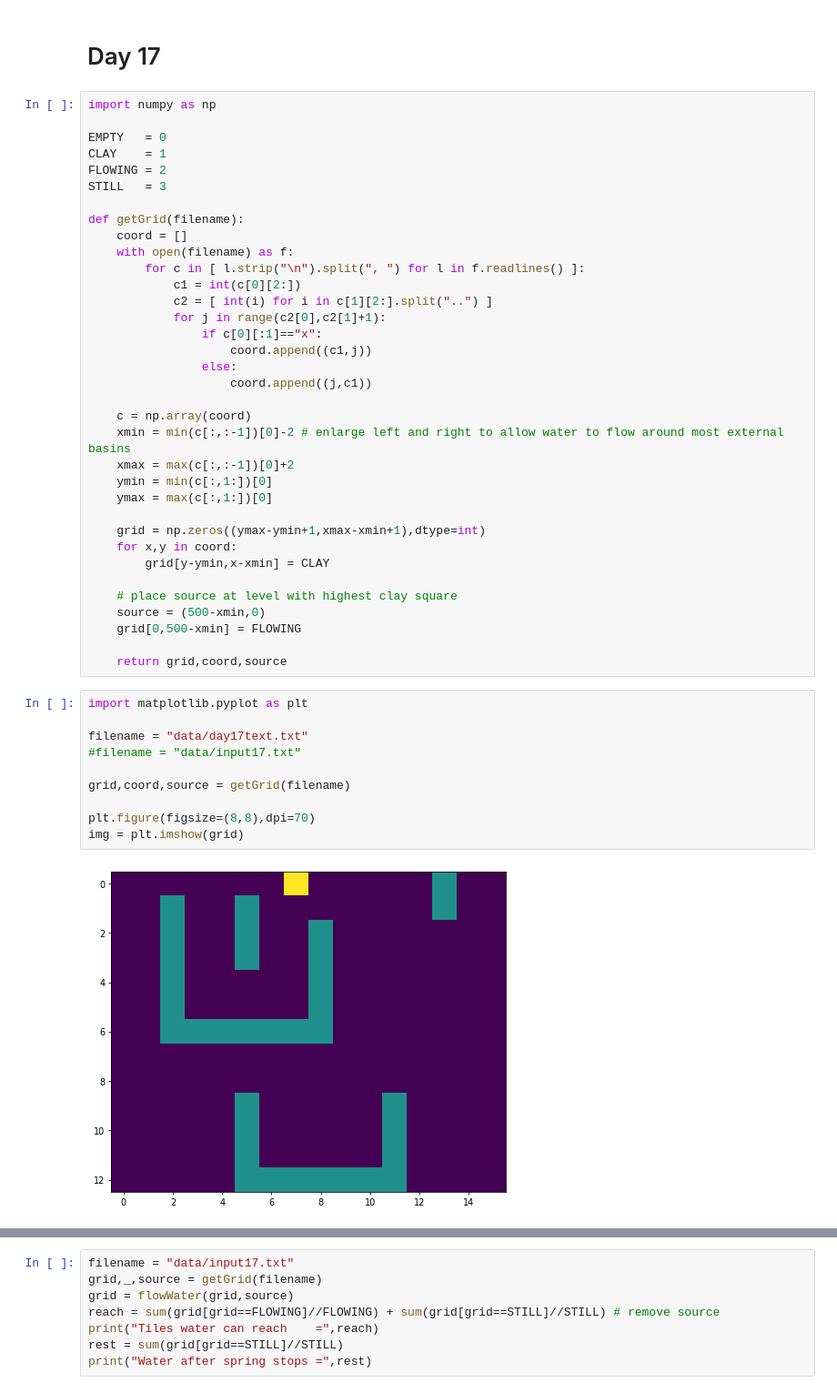
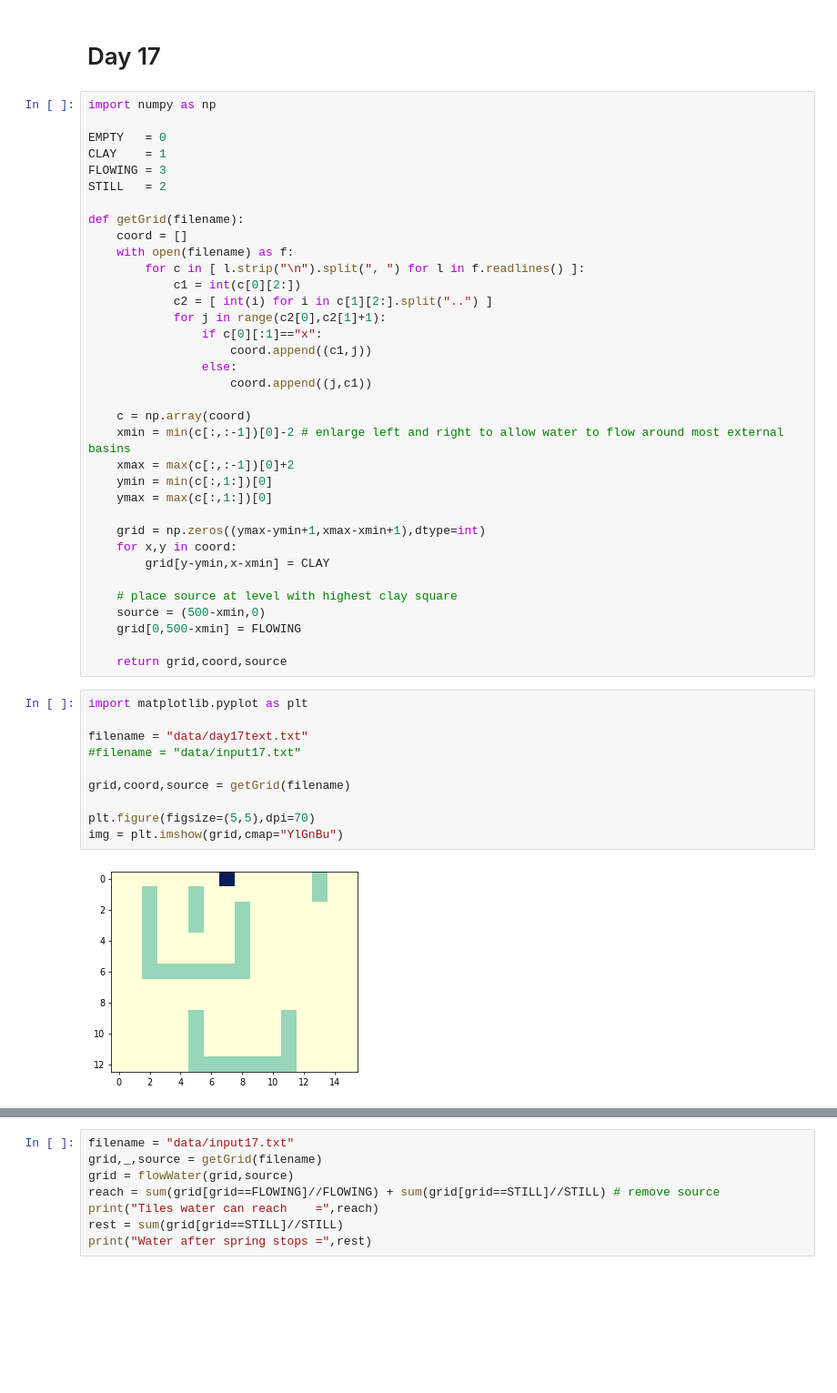
Before and after one commit to marcodelmastro/AdventOfCode2018, a Jupyter notebook: Day 17.ipynb, the cells around one changed output, grey strips where cells are left out. Shown at 91% size. Cells and saved outputs as stored; diff of their text form; blank space fills up the shorter version.

```diff
--- a/Day 17.ipynb
+++ b/Day 17.ipynb
@@ -5,8 +5,8 @@ import numpy as np
 
 EMPTY   = 0
 CLAY    = 1
-FLOWING = 2
-STILL   = 3
+FLOWING = 3
+STILL   = 2
 
 def getGrid(filename):
     coord = []
@@ -38,15 +38,15 @@ def getGrid(filename):
 # %%
 import matplotlib.pyplot as plt
 
 filename = "data/day17text.txt"
 #filename = "data/input17.txt"
 
 grid,coord,source = getGrid(filename)
 
-plt.figure(figsize=(8,8),dpi=70)
-img = plt.imshow(grid)
+plt.figure(figsize=(5,5),dpi=70)
+img = plt.imshow(grid,cmap="YlGnBu")
 # %% [output]
-[figure, old version]
+[figure, new version]
 # %%
 def down(s):
     '''returns coordinate in flow direction (down)'''
```
Also changed, not shown: parts of 3 cells of this notebook.
